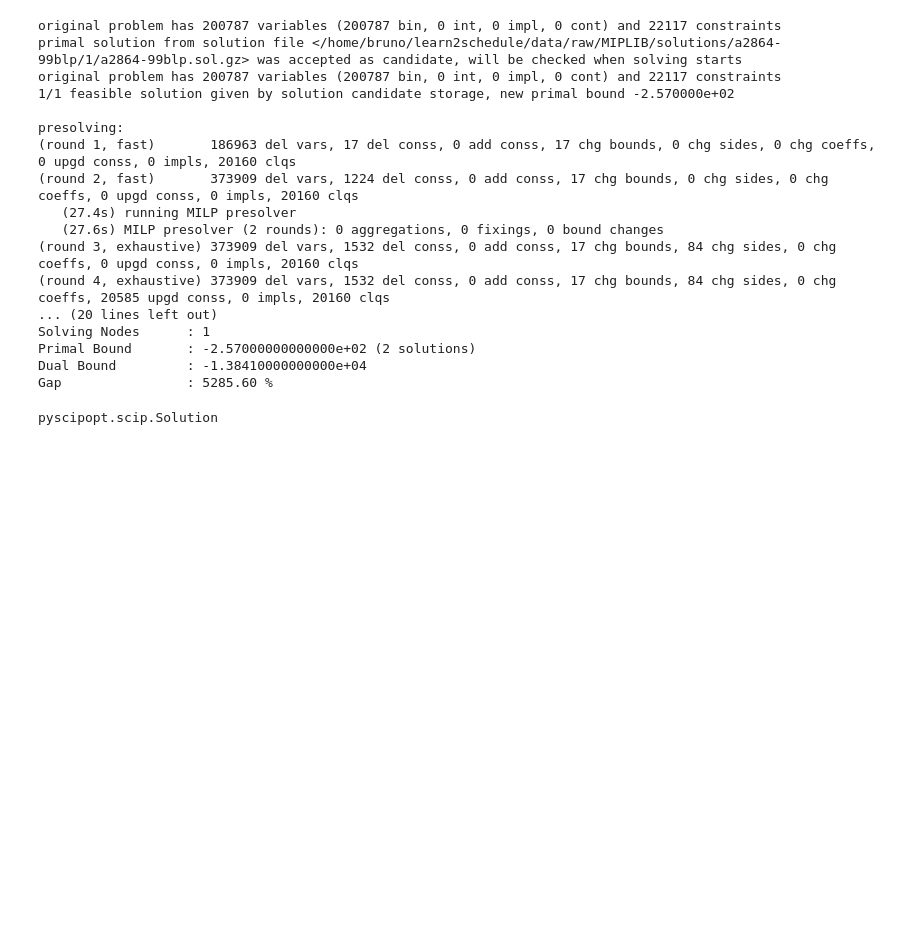
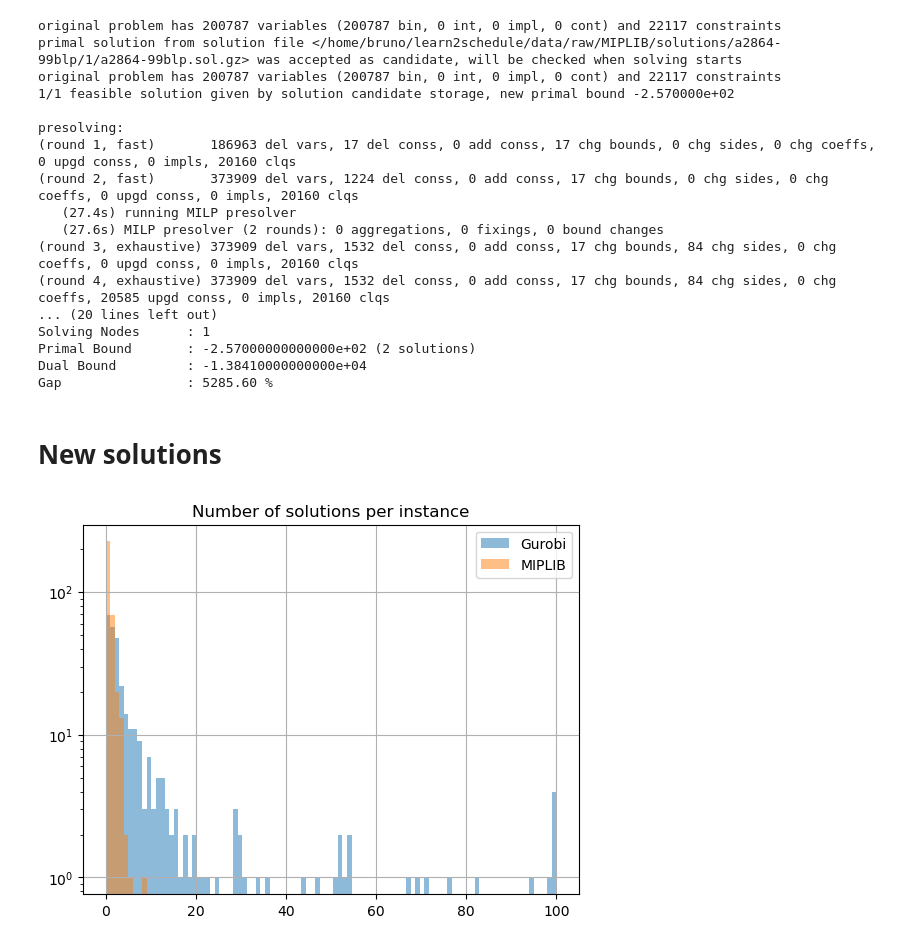
Before and after one commit to brunompacheco/learn2schedule, a Jupyter notebook: notebooks/0.0-bmp-MIPLIB-exploration.ipynb, the cells around one changed output. Saved outputs shown, nothing was run; the diff lists cells and outputs as text; code cells hidden in the pictures; blank space fills up the shorter version.

Commit message:
analyse solutions found with scip

```diff
--- a/notebooks/0.0-bmp-MIPLIB-exploration.ipynb
+++ b/notebooks/0.0-bmp-MIPLIB-exploration.ipynb
@@ -147,7 +148,24 @@ Solving Nodes      : 1
 Primal Bound       : -2.57000000000000e+02 (2 solutions)
 Dual Bound         : -1.38410000000000e+04
 Gap                : 5285.60 %
-# %%
-sols = m.getSols()
-# %% [output]
-pyscipopt.scip.Solution
+# %% [markdown]
+# New solutions
+# %%
+new_sols_dir = Path('../data/interim/MIPLIB/solutions')
+
+df['N. Sols+'] = df['Instance'].map(lambda iname: len(list(new_sols_dir.glob(iname + '*.sol.gz'))))
+
+# sanity check
+assert df[df['N. Sols+'] < df['N. Sols']].empty
+# %%
+bins = np.linspace(0, 100, 100)
+
+df['N. Sols+'].hist(bins=bins, label='Gurobi', alpha=0.5)
+df['N. Sols'].hist(bins=bins, label='MIPLIB', alpha=0.5)
+
+plt.title('Number of solutions per instance')
+plt.yscale('log')
+plt.legend()
+plt.show()
+# %% [output]
+[figure, added]
```
Also changed, not shown: parts of 2 cells of this notebook.
